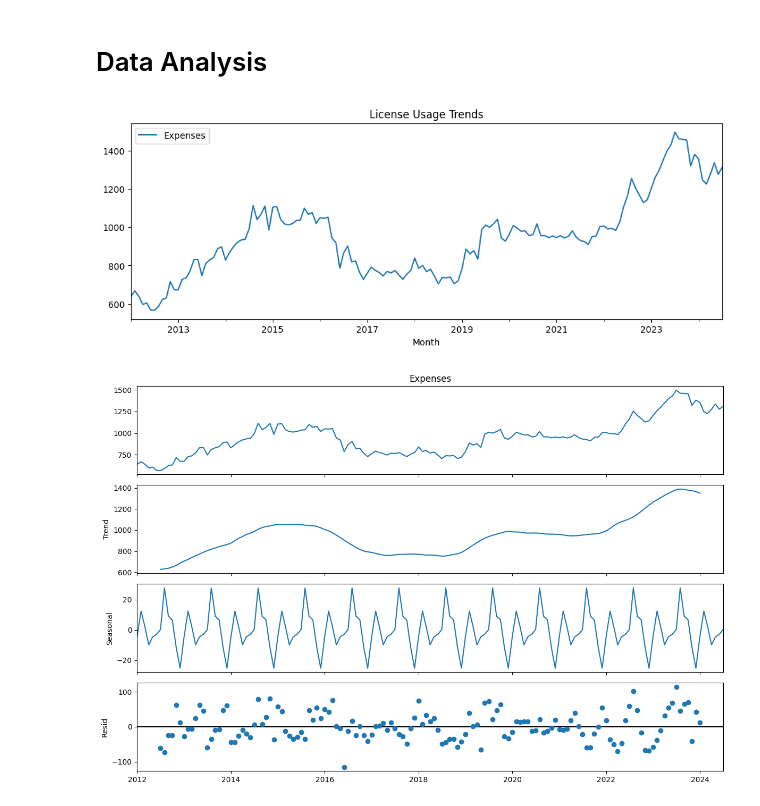
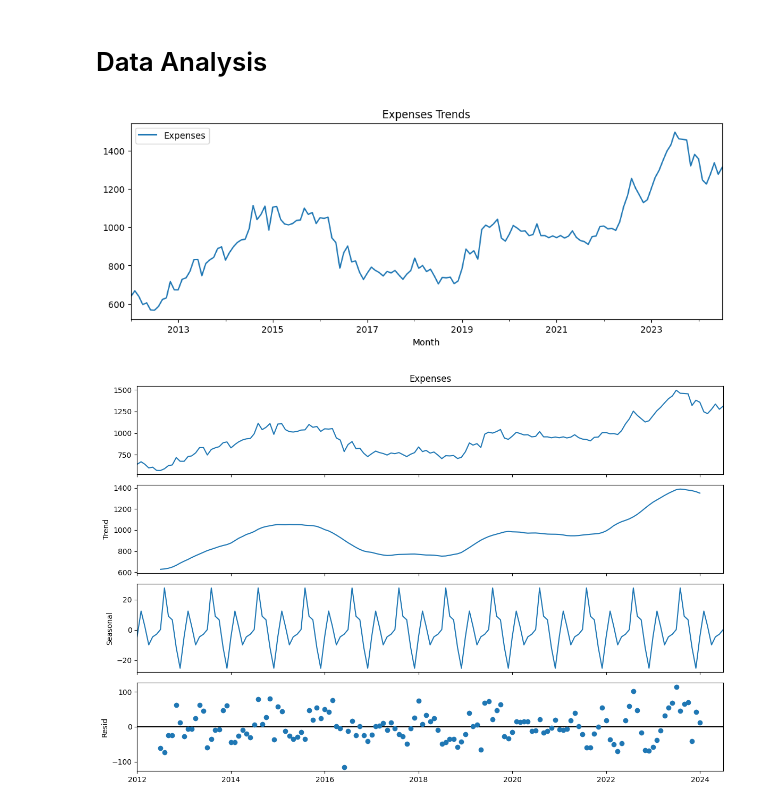
Before and after one commit to anusha761/TimeSeries_SW_LicenseManagement, a Jupyter notebook: License_Expense_Forecasting.ipynb, the cells around one changed output. Cells and saved outputs as stored; diff of their text form; code cells hidden in the pictures.

```diff
--- a/License_Expense_Forecasting.ipynb
+++ b/License_Expense_Forecasting.ipynb
@@ -71,10 +71,10 @@ data.shape
 # %%
 data.plot(figsize=(12, 4))
 plt.legend(loc='best')
-plt.title('License Usage Trends')
+plt.title('Expenses Trends')
 plt.show(block=False)
 # %% [output]
-[figure, old version]
+[figure, new version]
 # %%
 from pylab import rcParams
 import statsmodels.api as sm
```
